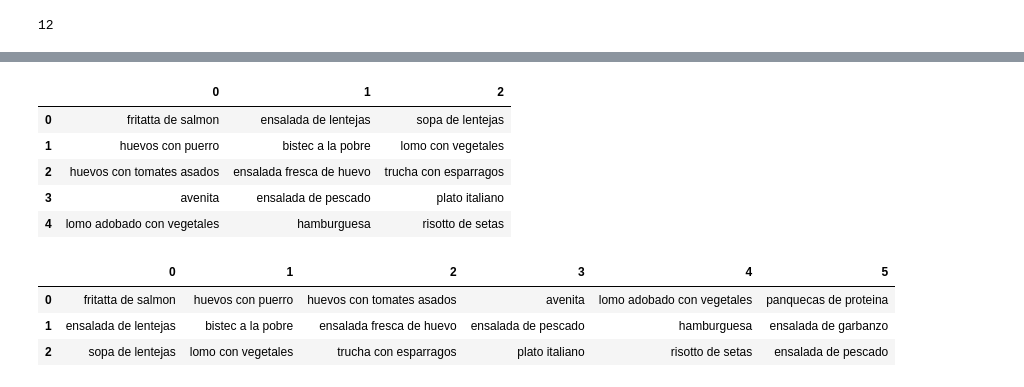
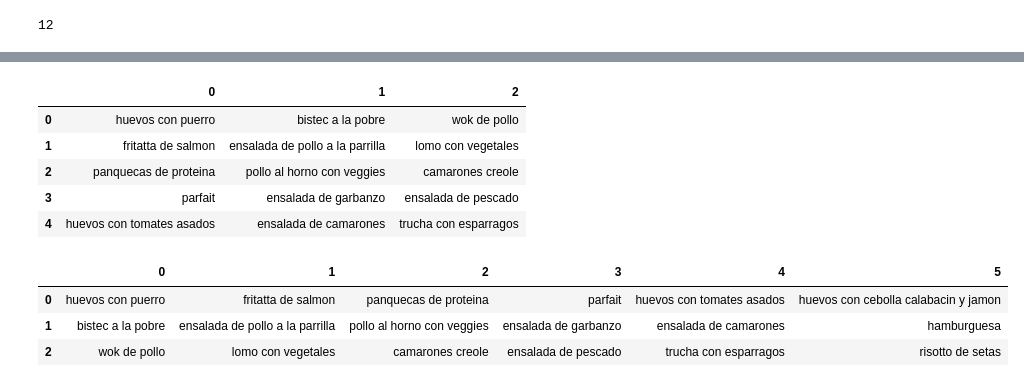
Before and after one commit to rafaelz14/menu-generator, a Jupyter notebook: Menu Generator.ipynb, the cells around one changed output, grey strips where cells are left out. Cells and saved outputs as stored; diff of their text form; code cells hidden in the pictures.

```diff
--- a/Menu Generator.ipynb
+++ b/Menu Generator.ipynb
@@ -455,11 +464,11 @@ fullmenu = [menu_lunes, menu_martes, menu_miercoles, menu_jueves, menu_viernes,
 # %%
-df = pd.DataFrame (data = fullmenu)
+menu_semana = pd.DataFrame (data = fullmenu)
 # %%
-df.head()
+menu_semana.head()
 # %% [output]
 |  | 0 | 1 | 2 |
-| 0 | fritatta de salmon | ensalada de lentejas | sopa de lentejas |
-| 1 | huevos con puerro | bistec a la pobre | lomo con vegetales |
-| 2 | huevos con tomates asados | ensalada fresca de huevo | trucha con esparragos |
-| 3 | avenita | ensalada de pescado | plato italiano |
-| 4 | lomo adobado con vegetales | hamburguesa | risotto de setas |
+| 0 | huevos con puerro | bistec a la pobre | wok de pollo |
+| 1 | fritatta de salmon | ensalada de pollo a la parrilla | lomo con vegetales |
+| 2 | panquecas de proteina | pollo al horno con veggies | camarones creole |
+| 3 | parfait | ensalada de garbanzo | ensalada de pescado |
+| 4 | huevos con tomates asados | ensalada de camarones | trucha con esparragos |
@@ -468,8 +475,10 @@ df = df.T
+# %%
+menu_semana = menu_semana.T
 # %%
-df.head()
+menu_semana.head()
 # %% [output]
 |  | 0 | 1 | 2 | 3 | 4 | 5 |
-| 0 | fritatta de salmon | huevos con puerro | huevos con tomates asados | avenita | lomo adobado con vegetales | panquecas de proteina |
-| 1 | ensalada de lentejas | bistec a la pobre | ensalada fresca de huevo | ensalada de pescado | hamburguesa | ensalada de garbanzo |
-| 2 | sopa de lentejas | lomo con vegetales | trucha con esparragos | plato italiano | risotto de setas | ensalada de pescado |
+| 0 | huevos con puerro | fritatta de salmon | panquecas de proteina | parfait | huevos con tomates asados | huevos con cebolla calabacin y jamon |
+| 1 | bistec a la pobre | ensalada de pollo a la parrilla | pollo al horno con veggies | ensalada de garbanzo | ensalada de camarones | hamburguesa |
+| 2 | wok de pollo | lomo con vegetales | camarones creole | ensalada de pescado | trucha con esparragos | risotto de setas |
 # %%
```
Also changed, not shown: parts of 31 cells of this notebook, 5 other files.
